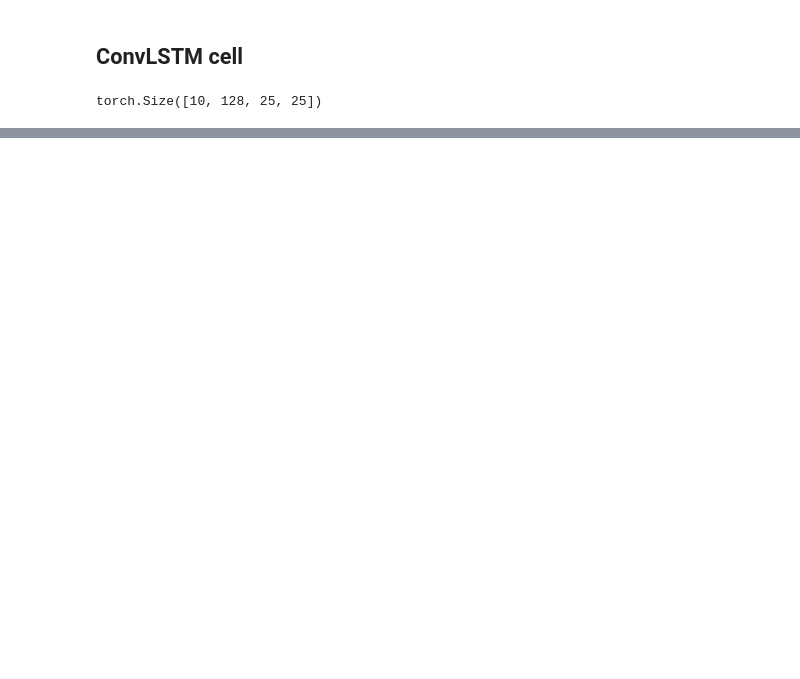
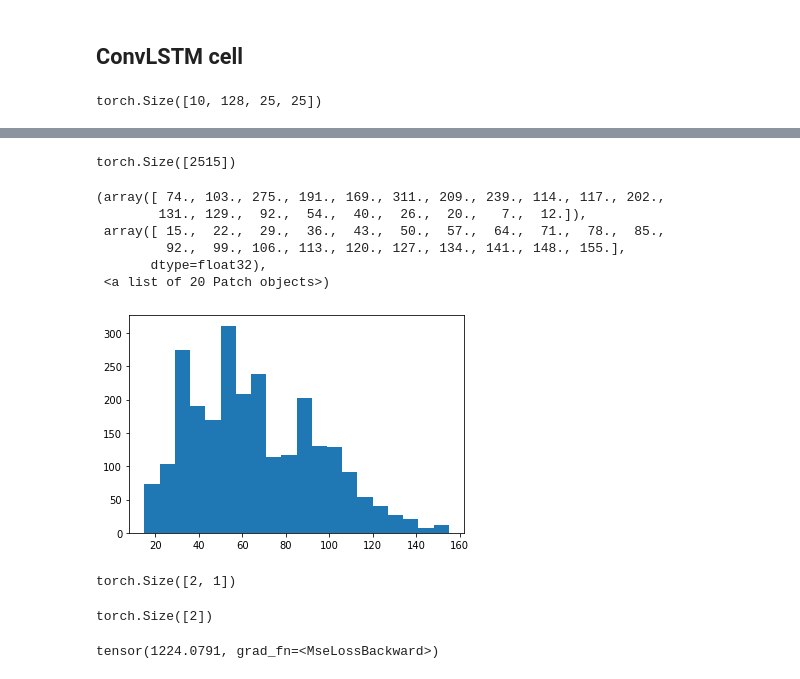
Before and after one commit to leobix/hurricast, a Jupyter notebook: vision_architecture.ipynb, the cells around one changed output, grey strips where cells are left out. Cells and saved outputs as stored; diff of their text form; code cells hidden in the pictures; blank space fills up the shorter version.

Commit message:
Add preliminary Tensor Board, fix issue with target creation

```diff
--- a/vision_architecture.ipynb
+++ b/vision_architecture.ipynb
@@ -346,0 +430,13 @@ torch.Size([10, 128, 25, 25])
+# %%
+vision_data = np.load("data/vision_data.npy", allow_pickle=True)
+#np.save("data/y.npy", y, allow_pickle=True)
+y = np.load("data/y.npy", allow_pickle=True)
+
+import run
+from run import Prepro
+#train_data = prepro.create_targets(8,8)
+train_tensors, test_tensors = Prepro.process(vision_data,
+                                y,
+                                0.8,
+                                predict_at=8,
+                                window_size=8)
@@ -346,0 +500,13 @@ torch.Size([10, 128, 25, 25])
+# %%
+import matplotlib.pyplot as plt
+print(train_tensors[-1].size())
+plt.hist(train_tensors[-1], bins=20)
+# %% [output]
+torch.Size([2515])
+(array([ 74., 103., 275., 191., 169., 311., 209., 239., 114., 117., 202.,
+        131., 129.,  92.,  54.,  40.,  26.,  20.,   7.,  12.]),
+ array([ 15.,  22.,  29.,  36.,  43.,  50.,  57.,  64.,  71.,  78.,  85.,
+         92.,  99., 106., 113., 120., 127., 134., 141., 148., 155.],
+       dtype=float32),
+ <a list of 20 Patch objects>)
+[figure, added]
@@ -346,0 +517,9 @@ torch.Size([10, 128, 25, 25])
+# %%
+out = model(x_viz, x_stat)
+out.size()
+# %% [output]
+torch.Size([2, 1])
+# %%
+tgt_velocity.size()
+# %% [output]
+torch.Size([2])
@@ -346,0 +528,4 @@ torch.Size([10, 128, 25, 25])
+# %%
+loss(out, tgt_velocity)
+# %% [output]
+tensor(1224.0791, grad_fn=<MseLossBackward>)
```
Also changed, not shown: parts of 65 cells of this notebook, 4 other files.
